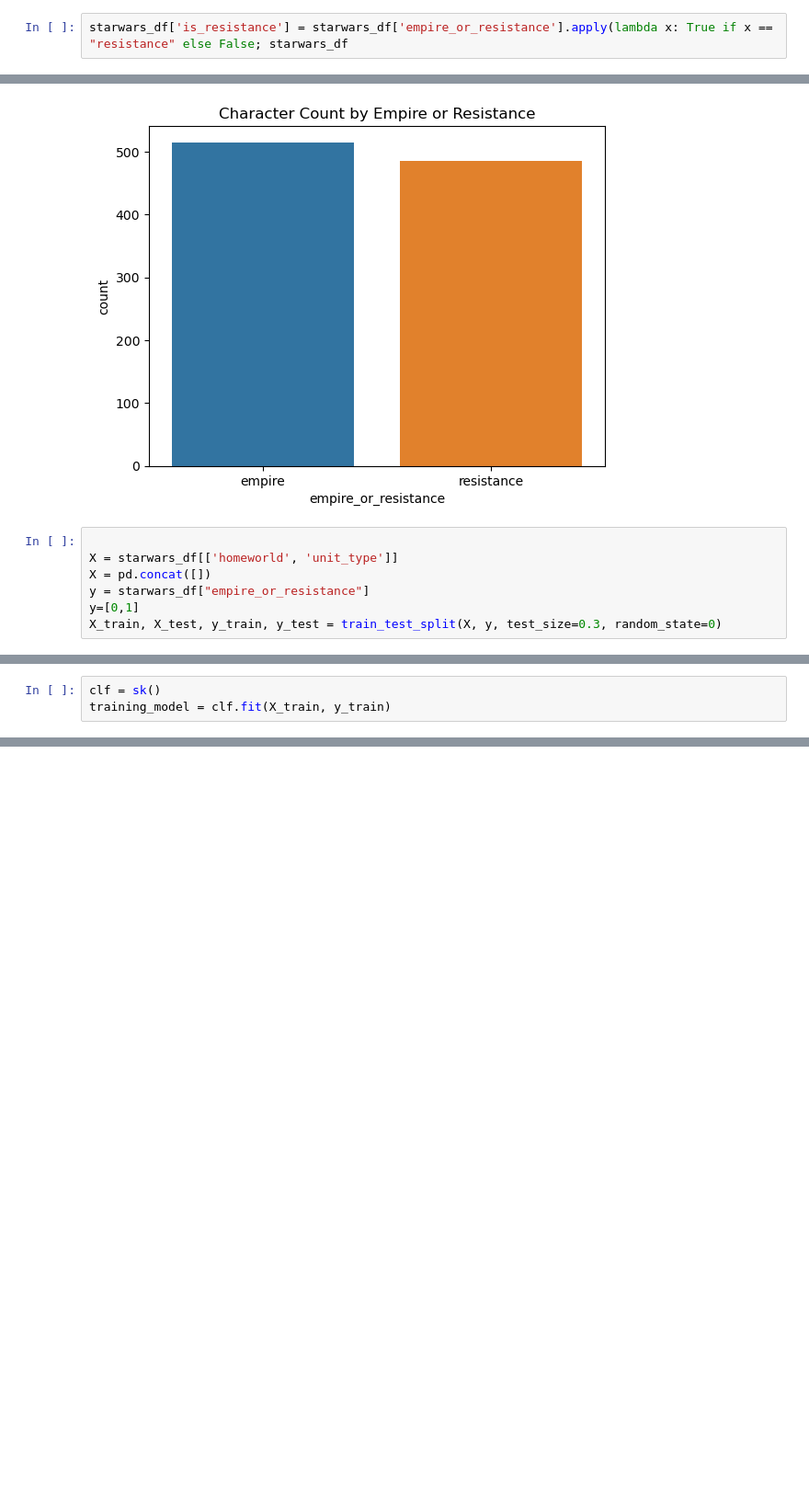
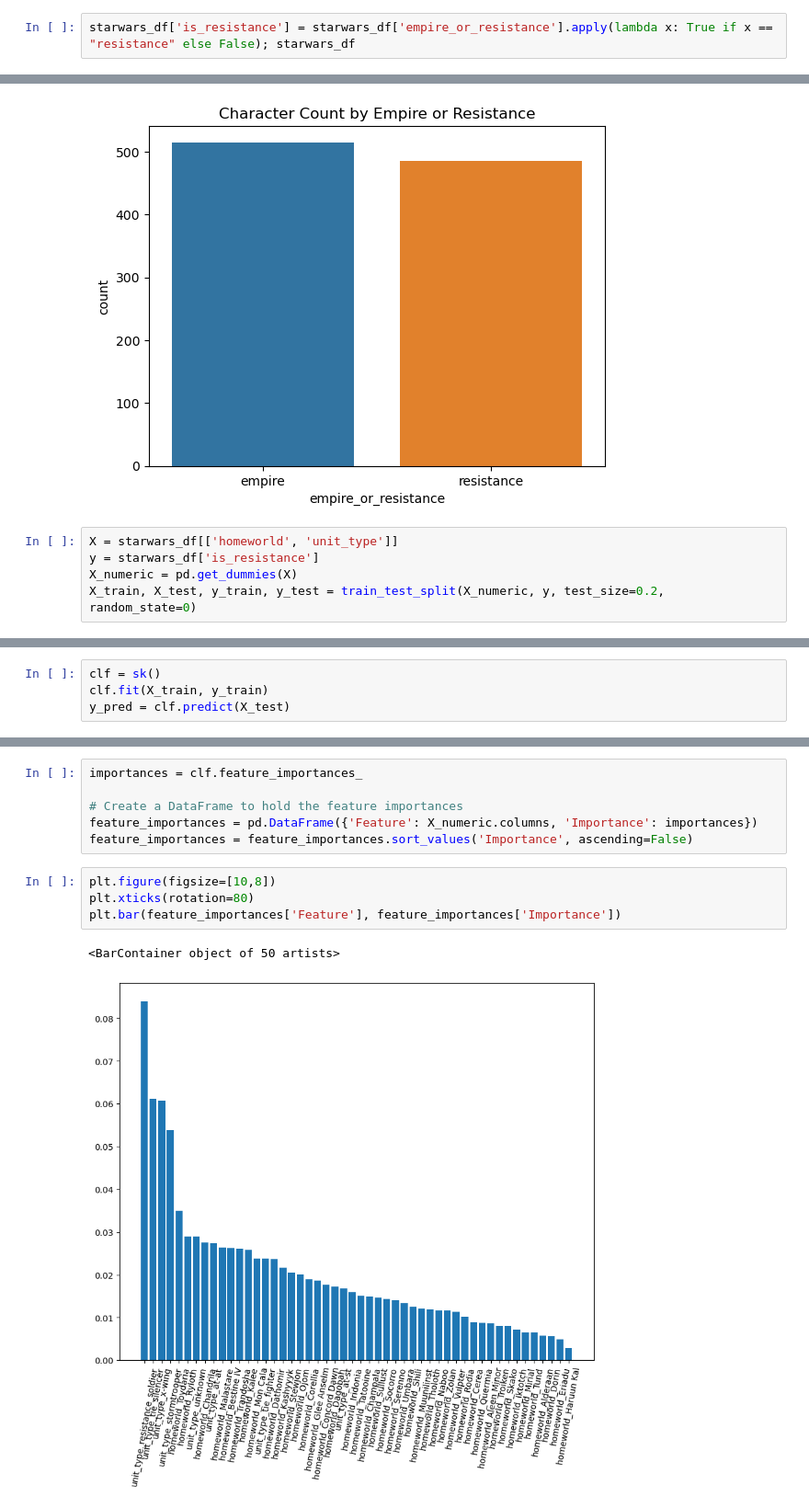
Before and after one commit to svohra04/GuidedProject3, a Jupyter notebook: Guided Project 3.ipynb, the cells around one changed output, grey strips where cells are left out. Shown: that part at 92% size. Cells and saved outputs as stored; diff of their text form; blank space fills up the shorter version.

```diff
--- a/Guided Project 3.ipynb
+++ b/Guided Project 3.ipynb
@@ -64,7 +64,7 @@ unit_counts
 | 6 | x-wing | 113 |
 | 7 | resistance_soldier | 107 |
 # %%
-starwars_df['is_resistance'] = starwars_df['empire_or_resistance'].apply(lambda x: True if x == "resistance" else False; starwars_df
+starwars_df['is_resistance'] = starwars_df['empire_or_resistance'].apply(lambda x: True if x == "resistance" else False); starwars_df
 # %% [output]
 |  | timestamp | unit_id | unit_type | empire_or_resistance | location_x | location_y | destination_x | ... |
 | 0 | 2023-07-11 16:06:31 | 1 | stormtrooper | empire | 10 | 7 | 5 | ... |
@@ -86,9 +86,7 @@ plt.title('Character Count by Empire or Resistance')
 Text(0.5, 1.0, 'Character Count by Empire or Resistance')
 [figure]
 # %%
-
 X = starwars_df[['homeworld', 'unit_type']]
-X = pd.concat([])
-y = starwars_df["empire_or_resistance"]
-y=[0,1]
-X_train, X_test, y_train, y_test = train_test_split(X, y, test_size=0.3, random_state=0)
+y = starwars_df['is_resistance']
+X_numeric = pd.get_dummies(X)
+X_train, X_test, y_train, y_test = train_test_split(X_numeric, y, test_size=0.2, random_state=0)
@@ -113,3 +93,4 @@ X = starwars_df[['homeworld', 'unit_type']]; X
 # %%
 clf = sk()
-training_model = clf.fit(X_train, y_train)
+clf.fit(X_train, y_train)
+y_pred = clf.predict(X_test)
@@ -117,0 +102,13 @@ ValueError: could not convert string to float: 'Corellia'
+# %%
+importances = clf.feature_importances_
+
+# Create a DataFrame to hold the feature importances
+feature_importances = pd.DataFrame({'Feature': X_numeric.columns, 'Importance': importances})
+feature_importances = feature_importances.sort_values('Importance', ascending=False)
+# %%
+plt.figure(figsize=[10,8])
+plt.xticks(rotation=80)
+plt.bar(feature_importances['Feature'], feature_importances['Importance'])
+# %% [output]
+<BarContainer object of 50 artists>
+[figure, added]
```
Also changed, not shown: parts of 4 cells of this notebook.
